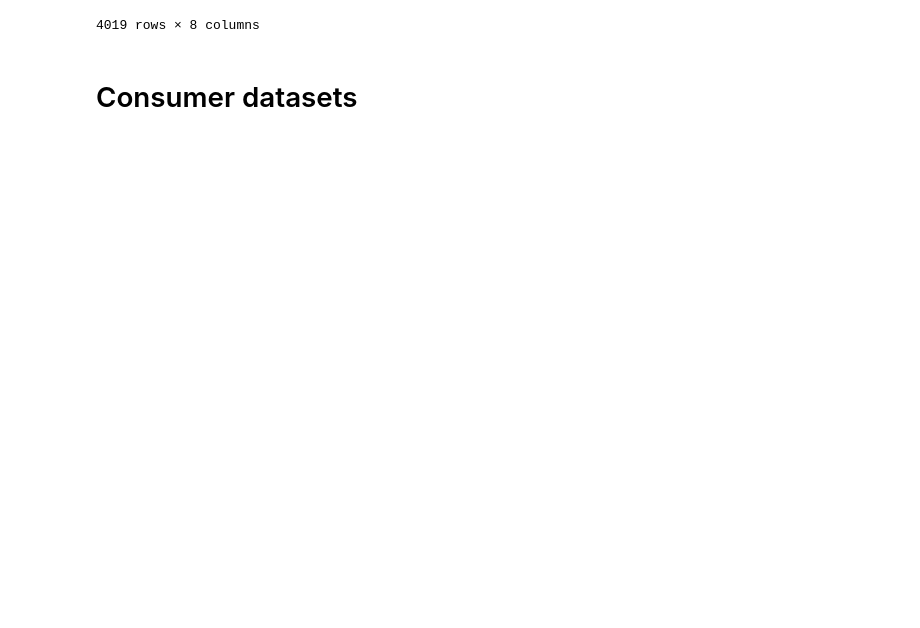
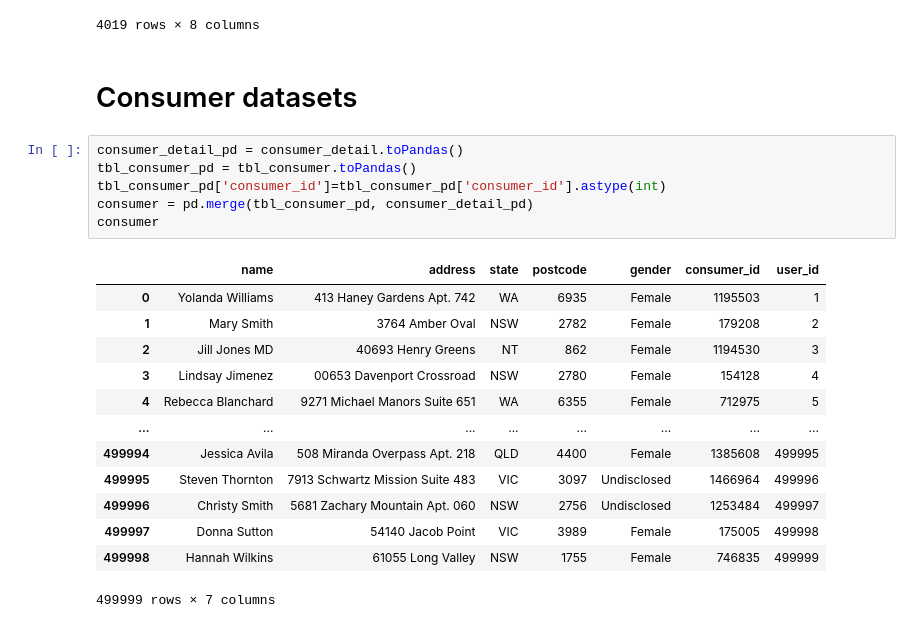
Before and after one commit to MAST30034-Applied-Data-Science/generic-buy-now-pay-later-project-group-16-project2-fighting-group, a Jupyter notebook: notebooks/W1 Code.ipynb, the cells around one changed output. Drawn from its saved outputs; the diff is of its cells as text; blank space fills up the shorter version.

```diff
--- a/notebooks/W1 Code.ipynb
+++ b/notebooks/W1 Code.ipynb
@@ -215,4 +221,24 @@ merchant.drop(columns=['tags'])
 4019 rows × 8 columns
 # %% [markdown]
 # Consumer datasets
+# %%
+consumer_detail_pd = consumer_detail.toPandas()
+tbl_consumer_pd = tbl_consumer.toPandas()
+tbl_consumer_pd['consumer_id']=tbl_consumer_pd['consumer_id'].astype(int)
+consumer = pd.merge(tbl_consumer_pd, consumer_detail_pd)
+consumer
+# %% [output]
+|  | name | address | state | postcode | gender | consumer_id | user_id |
+| 0 | Yolanda Williams | 413 Haney Gardens Apt. 742 | WA | 6935 | Female | 1195503 | 1 |
+| 1 | Mary Smith | 3764 Amber Oval | NSW | 2782 | Female | 179208 | 2 |
+| 2 | Jill Jones MD | 40693 Henry Greens | NT | 862 | Female | 1194530 | 3 |
+| 3 | Lindsay Jimenez | 00653 Davenport Crossroad | NSW | 2780 | Female | 154128 | 4 |
+| 4 | Rebecca Blanchard | 9271 Michael Manors Suite 651 | WA | 6355 | Female | 712975 | 5 |
+| ... | ... | ... | ... | ... | ... | ... | ... |
+| 499994 | Jessica Avila | 508 Miranda Overpass Apt. 218 | QLD | 4400 | Female | 1385608 | 499995 |
+| 499995 | Steven Thornton | 7913 Schwartz Mission Suite 483 | VIC | 3097 | Undisclosed | 1466964 | 499996 |
+| 499996 | Christy Smith | 5681 Zachary Mountain Apt. 060 | NSW | 2756 | Undisclosed | 1253484 | 499997 |
+| 499997 | Donna Sutton | 54140 Jacob Point | VIC | 3989 | Female | 175005 | 499998 |
+| 499998 | Hannah Wilkins | 61055 Long Valley | NSW | 1755 | Female | 746835 | 499999 |
+499999 rows × 7 columns
 # %%
```
Also changed, not shown: parts of 4 cells of this notebook.
